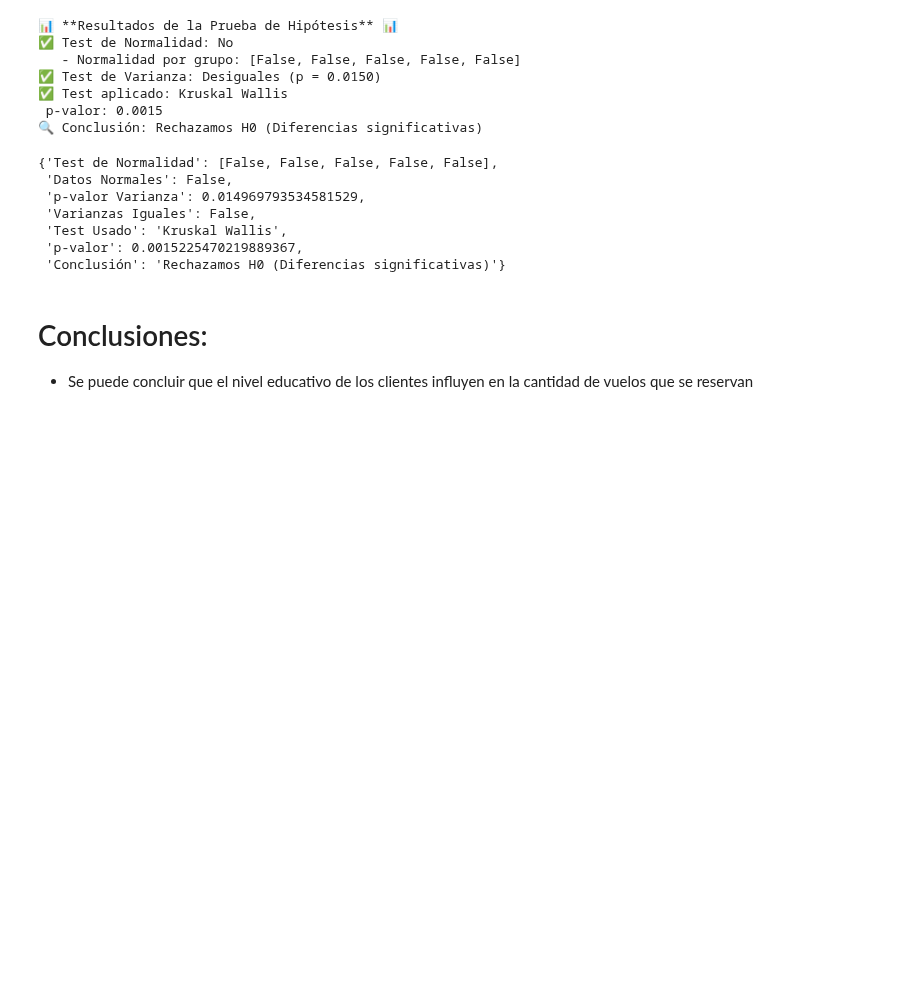
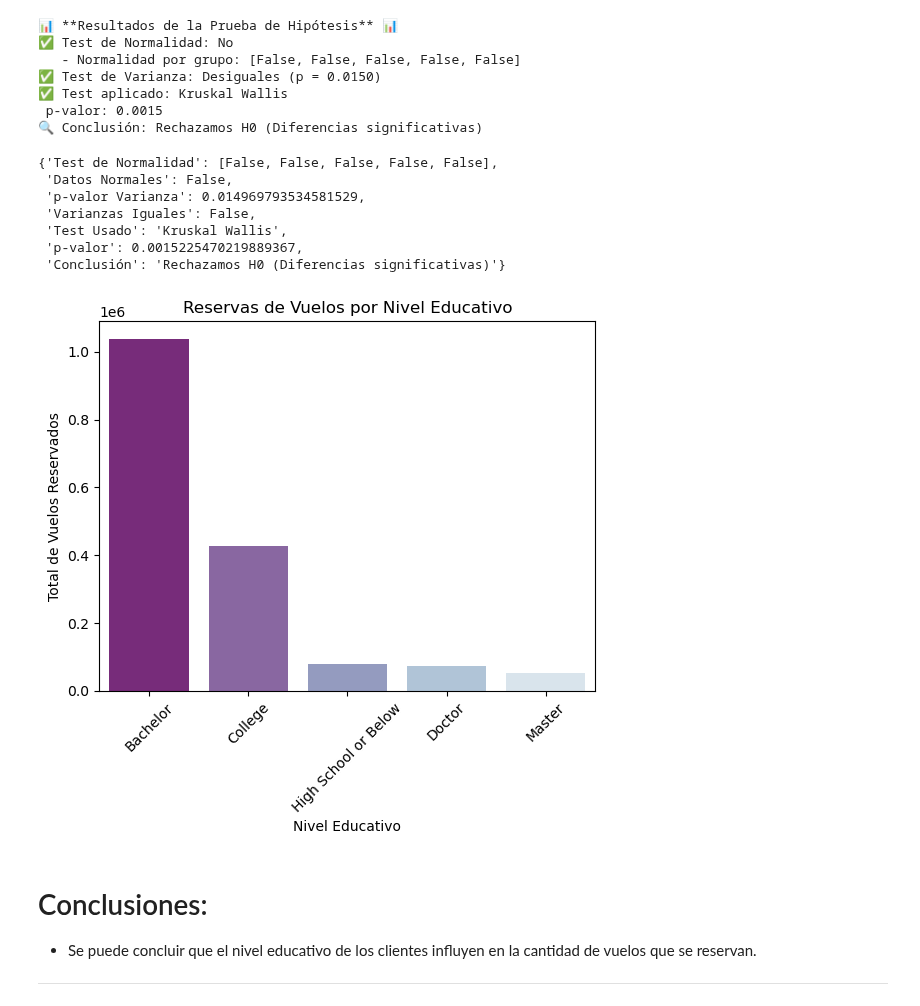
Before and after one commit to Adalab/bda-modulo-3-evaluacion-final-MarPastor, a Jupyter notebook: notebook/final_evaluation_mod3_marpastor.ipynb, the cells around one changed output. Drawn from its saved outputs; the diff is of its cells as text; code cells hidden in the pictures; blank space fills up the shorter version.

```diff
--- a/notebook/final_evaluation_mod3_marpastor.ipynb
+++ b/notebook/final_evaluation_mod3_marpastor.ipynb
@@ -1838,7 +1849,25 @@ prueba_hipotesis(0.05, bachelor, college, high_School, doctor, master)
  'Test Usado': 'Kruskal Wallis',
  'p-valor': 0.0015225470219889367,
  'Conclusión': 'Rechazamos H0 (Diferencias significativas)'}
+# %%
+# crear un nuevo DataFrame agrupando con 'groupby()' por Nivel Educativo ('education') y contando cuantos vuelos en total han reservado ('flights_booked') con 'sum()'
+# ordenar usando la funcion 'sort_values()' en orden descendente
+
+df_educacion = (df_hipotesis.groupby('education', as_index=False)['flights_booked'].sum().sort_values('flights_booked', ascending=False))
+# %%
+# graficar los grupos usando 'barplot'
+
+sns.barplot(data=df_educacion, x='education', y='flights_booked', palette='BuPu_r')
+plt.title('Reservas de Vuelos por Nivel Educativo')
+plt.xlabel('Nivel Educativo')
+plt.ylabel('Total de Vuelos Reservados')
+plt.xticks(rotation=45)
+plt.show();
+# %% [output]
+[figure, added]
 # %% [markdown]
 # Conclusiones:
 
-- Se puede concluir que el nivel educativo de los clientes influyen en la cantidad de vuelos que se reservan
+- Se puede concluir que el nivel educativo de los clientes influyen en la cantidad de vuelos que se reservan.
+
+---
```
Also changed, not shown: parts of 15 cells of this notebook, 1 other file.
